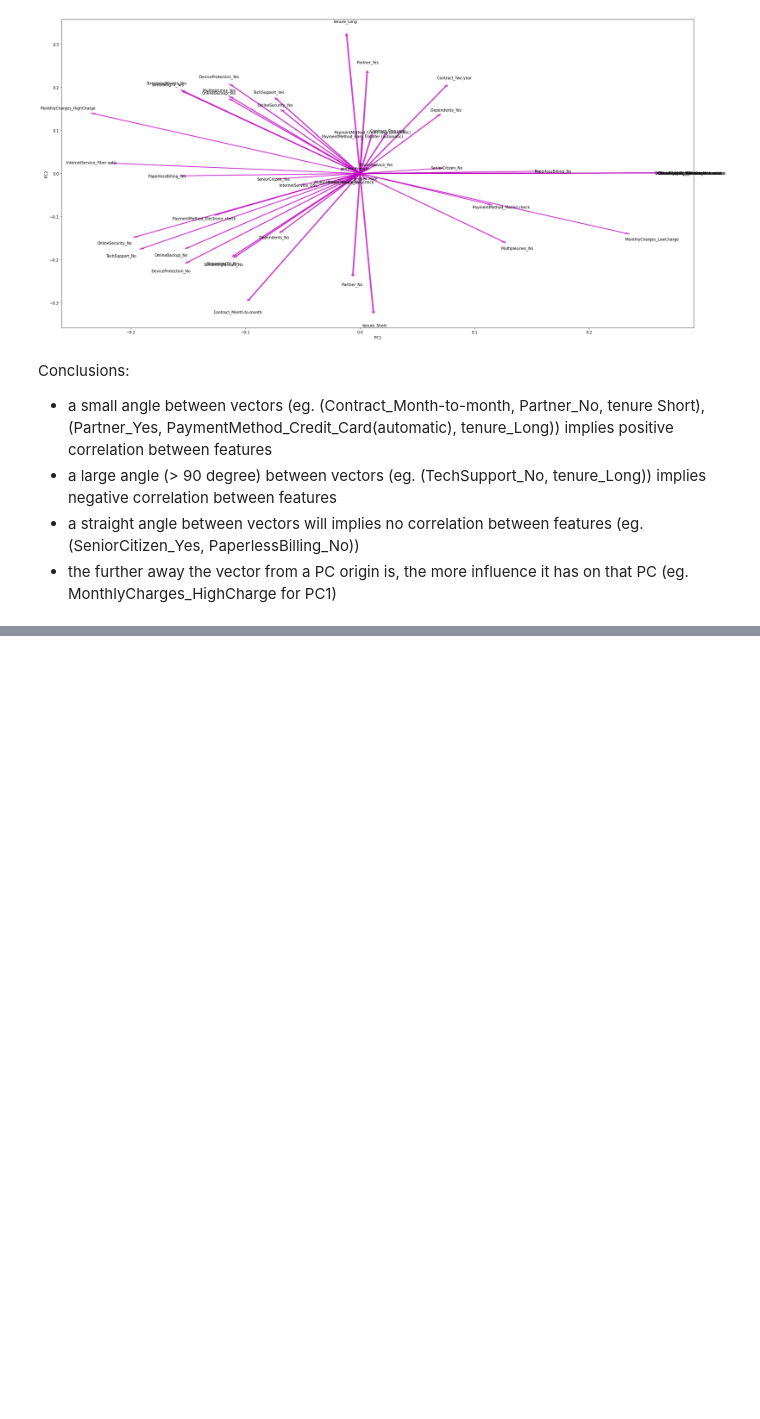
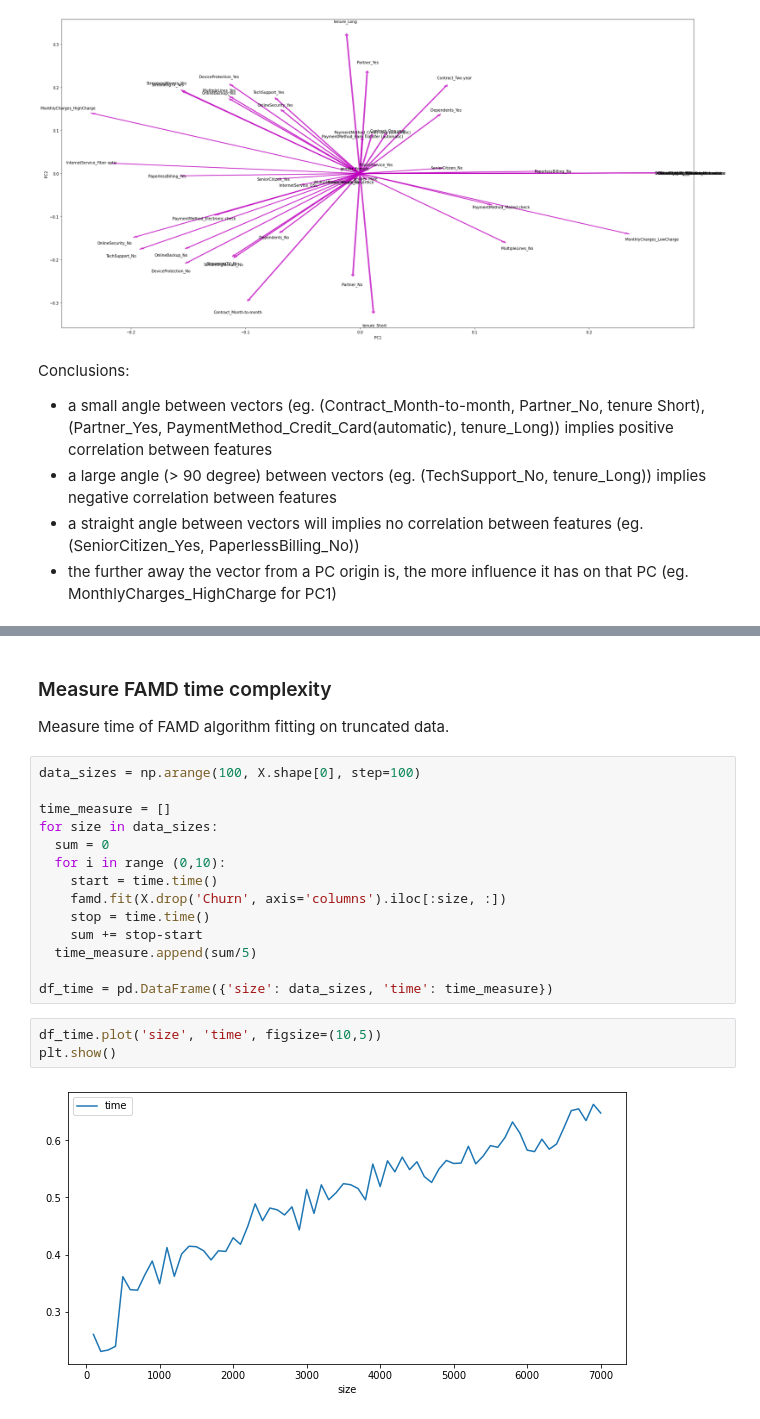
Before and after one commit to Vergenter/DataEmbeddingandVisualization, a Jupyter notebook: notebooks/MCA_PCA.ipynb, the cells around one changed output, grey strips where cells are left out. Cells and saved outputs as stored; diff of their text form; blank space fills up the shorter version.

```diff
--- a/notebooks/MCA_PCA.ipynb
+++ b/notebooks/MCA_PCA.ipynb
@@ -265,0 +388,23 @@ Conclusions:
+# %% [markdown]
+### Measure FAMD time complexity
+
+Measure time of FAMD algorithm fitting on truncated data.
+# %%
+data_sizes = np.arange(100, X.shape[0], step=100)
+
+time_measure = []
+for size in data_sizes:
+  sum = 0
+  for i in range (0,10):
+    start = time.time()
+    famd.fit(X.drop('Churn', axis='columns').iloc[:size, :])
+    stop = time.time()
+    sum += stop-start
+  time_measure.append(sum/5)
+
+df_time = pd.DataFrame({'size': data_sizes, 'time': time_measure})
+# %%
+df_time.plot('size', 'time', figsize=(10,5))
+plt.show()
+# %% [output]
+[figure, added]
```
Also changed, not shown: parts of 14 cells of this notebook.
